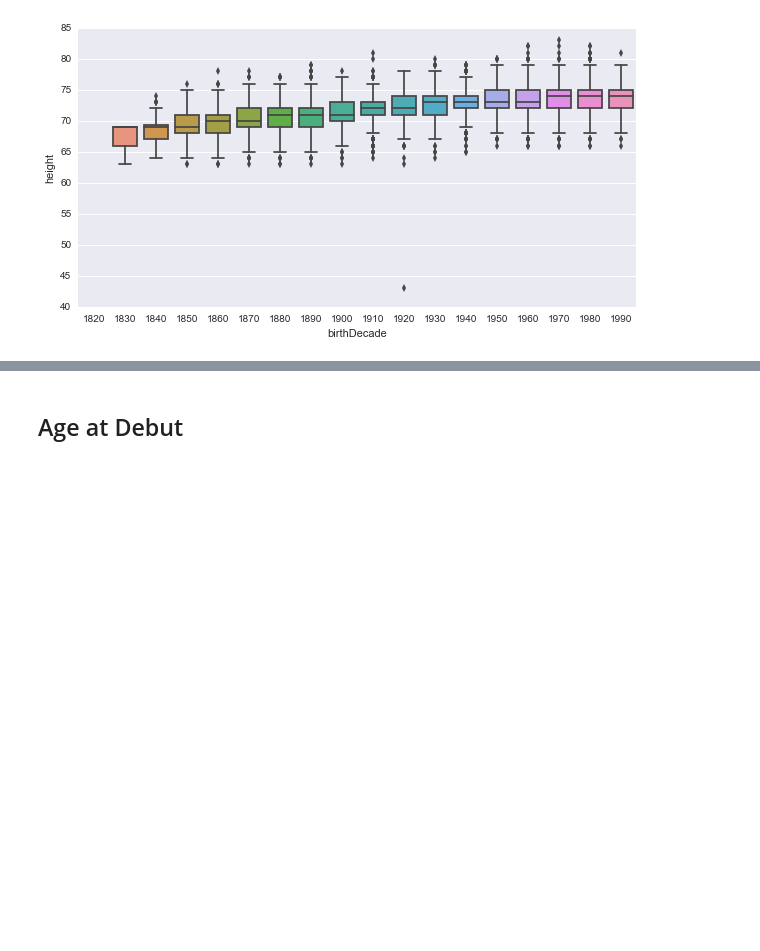
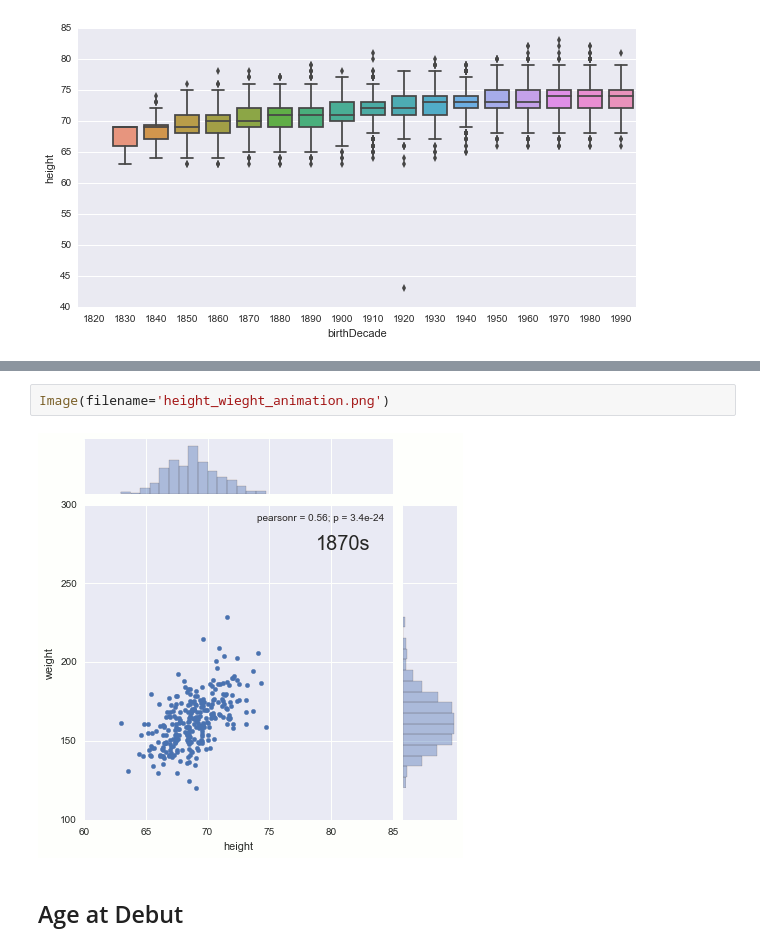
Before and after one commit to kenEldridge/baseball, a Jupyter notebook: baseball.ipynb, the cells around one changed output, grey strips where cells are left out. Cells and saved outputs as stored; diff of their text form; blank space fills up the shorter version.

```diff
--- a/baseball.ipynb
+++ b/baseball.ipynb
@@ -104,3 +148,7 @@ sns.boxplot(x="birthDecade", y="height", data=height)
+# %%
+Image(filename='height_wieght_animation.png')
+# %% [output]
+[figure, added]
 # %% [markdown]
 ## Age at Debut
 # %%
```
Also changed, not shown: parts of 12 cells of this notebook, 16 other files.
